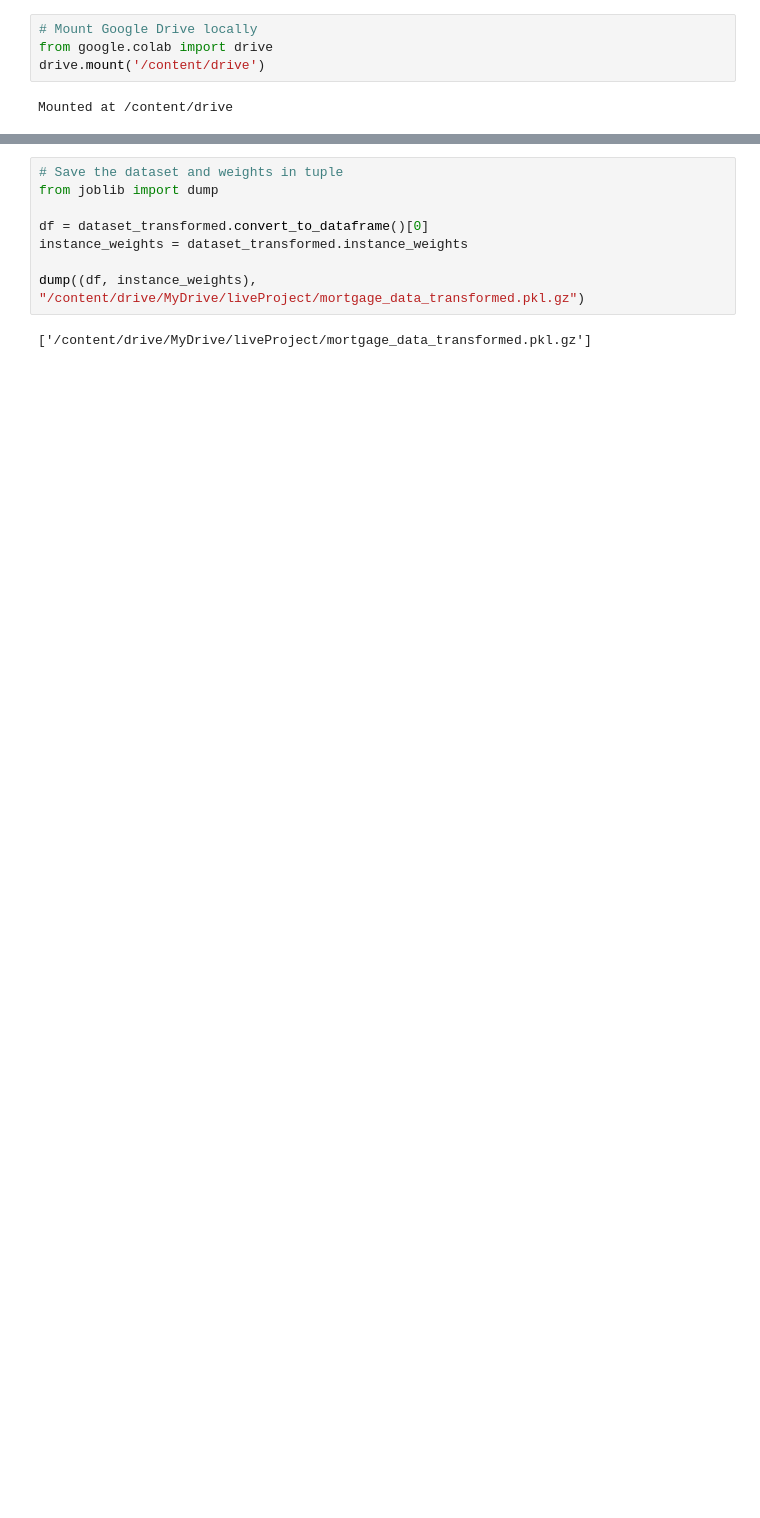
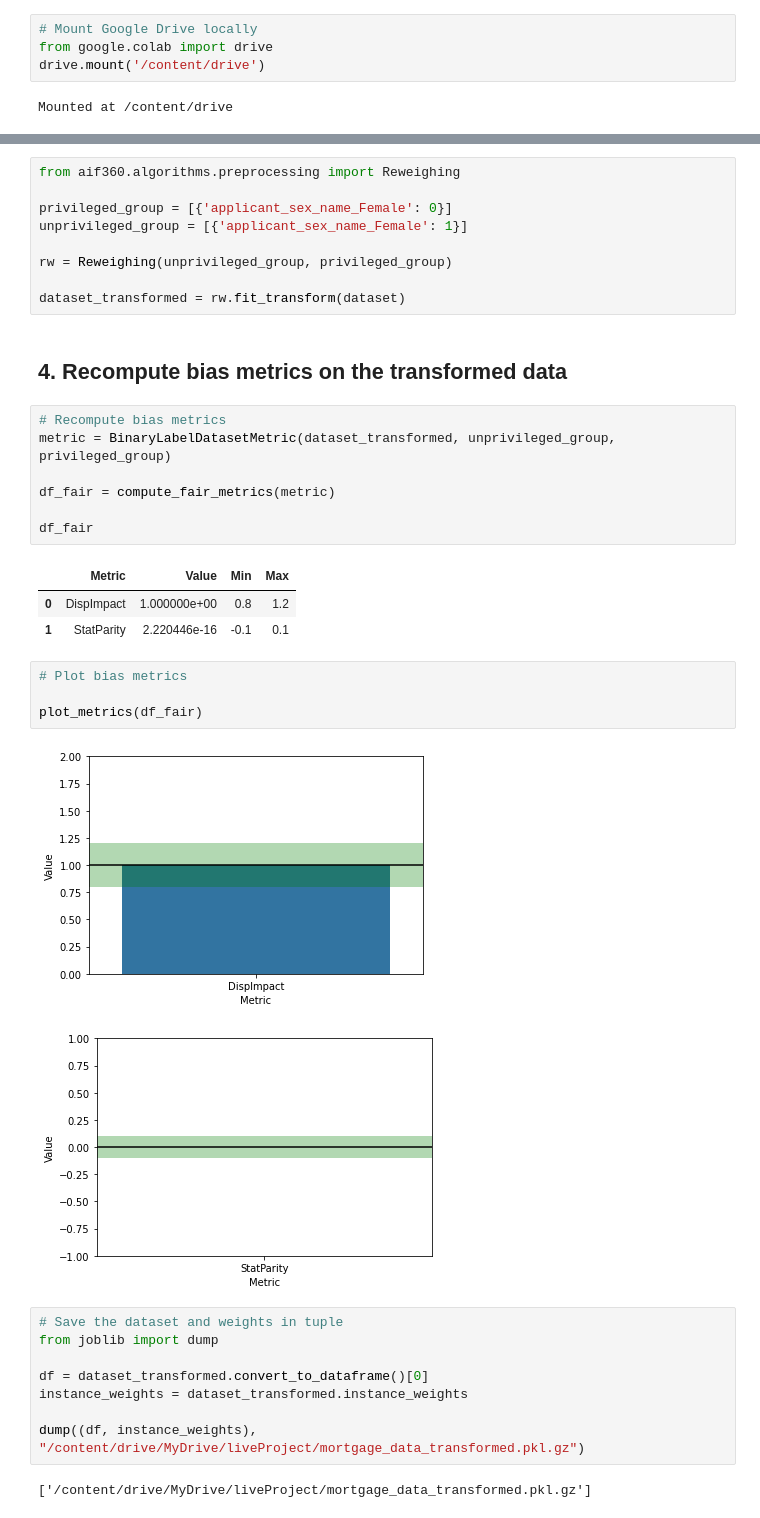
Before and after one commit to umarmohammed/measuring-bias-in-a-dataset, a Jupyter notebook: 4 Recompute bias metrics on the transformed dataset.ipynb, the cells around one changed output, grey strips where cells are left out. Cells and saved outputs as stored; diff of their text form; blank space fills up the shorter version.

```diff
--- a/4 Recompute bias metrics on the transformed dataset.ipynb
+++ b/4 Recompute bias metrics on the transformed dataset.ipynb
@@ -53,3 +97,32 @@ pd.DataFrame(metrics, columns=["Metric", "Value"])
+# %%
+from aif360.algorithms.preprocessing import Reweighing
+
+privileged_group = [{'applicant_sex_name_Female': 0}]
+unprivileged_group = [{'applicant_sex_name_Female': 1}]
+
+rw = Reweighing(unprivileged_group, privileged_group)
+
+dataset_transformed = rw.fit_transform(dataset)
+# %% [markdown]
+## 4. Recompute bias metrics on the transformed data
+# %%
+# Recompute bias metrics
+metric = BinaryLabelDatasetMetric(dataset_transformed, unprivileged_group, privileged_group)
+
+df_fair = compute_fair_metrics(metric)
+
+df_fair
+# %% [output]
+|  | Metric | Value | Min | Max |
+| 0 | DispImpact | 1.000000e+00 | 0.8 | 1.2 |
+| 1 | StatParity | 2.220446e-16 | -0.1 | 0.1 |
+# %%
+# Plot bias metrics
+
+plot_metrics(df_fair)
+# %% [output]
+[figure, added]
+[figure, added]
 # %%
 # Save the dataset and weights in tuple
 from joblib import dump
```
Also changed, not shown: parts of 10 cells of this notebook.
